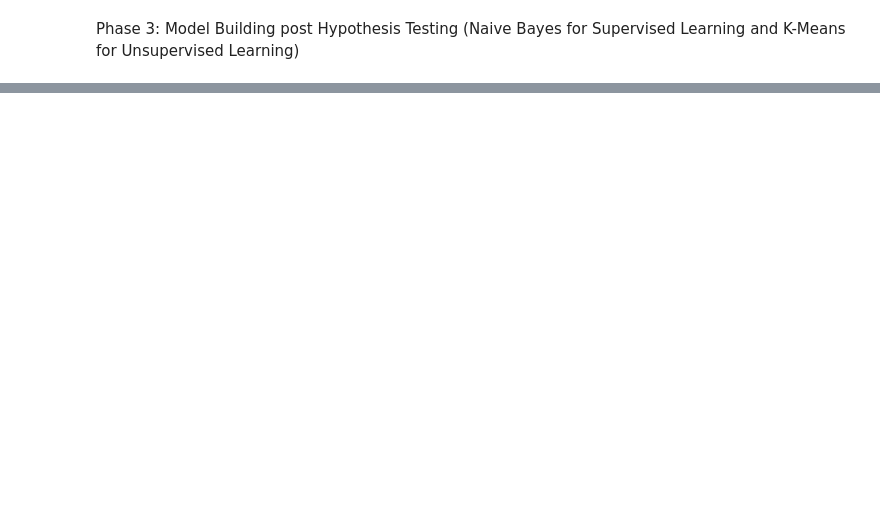
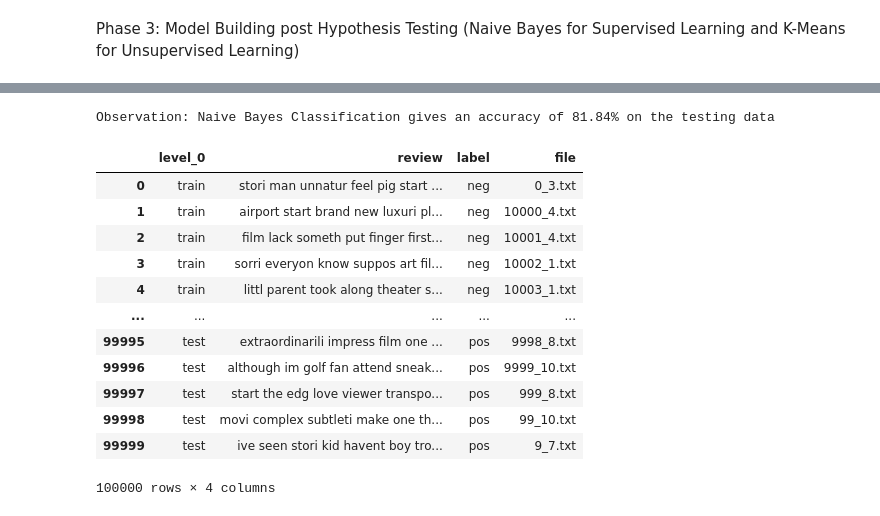
Before and after one commit to asfaqahmedkazi/IMDBProject, a Jupyter notebook: Sentiment_Analysis.ipynb, the cells around one changed output, grey strips where cells are left out. Cells and saved outputs as stored; diff of their text form; code cells hidden in the pictures; blank space fills up the shorter version.

```diff
--- a/Sentiment_Analysis.ipynb
+++ b/Sentiment_Analysis.ipynb
@@ -763,0 +418,58 @@ imdb_train.head()
+# %%
+################################## Preparing dataframe for model ##############################
+
+imdb_temp = df_master.query('label != "unsup"')
+imdb_full = imdb_temp[["review", "label"]]
+df_algo = imdb_temp
+
+################################## Splitting with feature selection data ###############################a
+
+# Vectorising the required data
+vect_algo = TfidfVectorizer(stop_words='english', analyzer='word')
+vect_algo.fit(df_TrainSep.review)
+Xf_train = vect_algo.transform(df_algo[df_algo['type'].isin(['train'])].review)
+Xf_test = vect_algo.transform(df_algo[df_algo['type'].isin(['test'])].review)
+
+# Encoding target data
+# Creating an object and fitting on target strings
+le = LabelEncoder()
+yf_train = le.fit_transform(df_algo[df_algo['type'].isin(['train'])].label)
+yf_test = le.fit_transform(df_algo[df_algo['type'].isin(['test'])].label)
+
+########################################### Naive Bayes #########################################
+
+# Fit the Naive Bayes classifier model to the object
+clf = MultinomialNB()
+clf.fit(Xf_train, yf_train)
+
+# predict the outcome for testing data
+predictions = clf.predict(Xf_test)
+
+# check the accuracy of the model
+accuracy = accuracy_score(yf_test, predictions)
+print("Observation: Naive Bayes Classification gives an accuracy of %.2f%% on the testing data" %(accuracy*100))
+# %% [output]
+Observation: Naive Bayes Classification gives an accuracy of 81.84% on the testing data
+# %%
+
+# This is practice
+imdb_train = df_master[["review", "label","file"]][df_master.type.isin(['train'])].reset_index(drop=True)
+imdb_test = df_master[["review", "label","file"]][df_master.type.isin(['test'])].reset_index(drop=True)
+
+df_algo = pd.concat([imdb_train, imdb_test], keys=['train', 'test'])
+df_algo = df_algo.reset_index(col_level=1).drop(['level_1'], axis=1)
+df_algo
+# %% [output]
+|  | level_0 | review | label | file |
+| 0 | train | stori man unnatur feel pig start ... | neg | 0_3.txt |
+| 1 | train | airport start brand new luxuri pl... | neg | 10000_4.txt |
+| 2 | train | film lack someth put finger first... | neg | 10001_4.txt |
+| 3 | train | sorri everyon know suppos art fil... | neg | 10002_1.txt |
+| 4 | train | littl parent took along theater s... | neg | 10003_1.txt |
+| ... | ... | ... | ... | ... |
+| 99995 | test | extraordinarili impress film one ... | pos | 9998_8.txt |
+| 99996 | test | although im golf fan attend sneak... | pos | 9999_10.txt |
+| 99997 | test | start the edg love viewer transpo... | pos | 999_8.txt |
+| 99998 | test | movi complex subtleti make one th... | pos | 99_10.txt |
+| 99999 | test | ive seen stori kid havent boy tro... | pos | 9_7.txt |
+100000 rows × 4 columns
```
Also changed, not shown: parts of 25 cells of this notebook.
